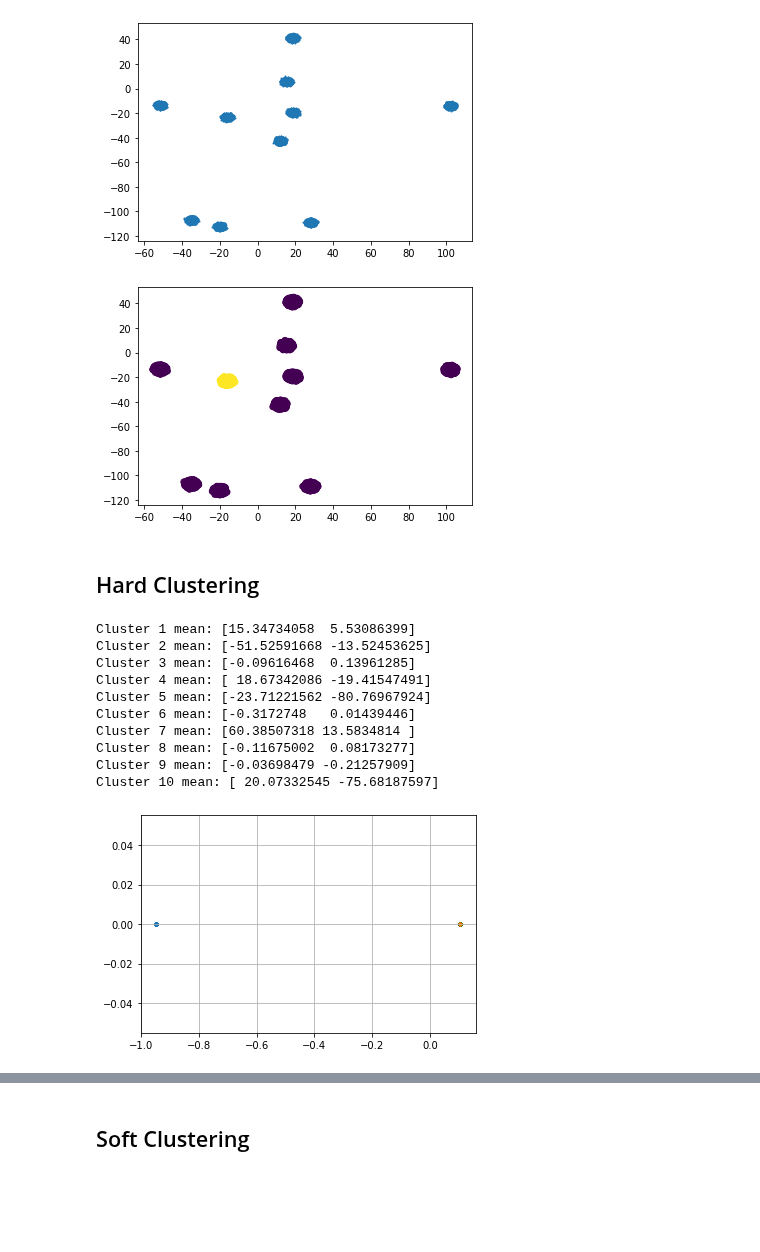
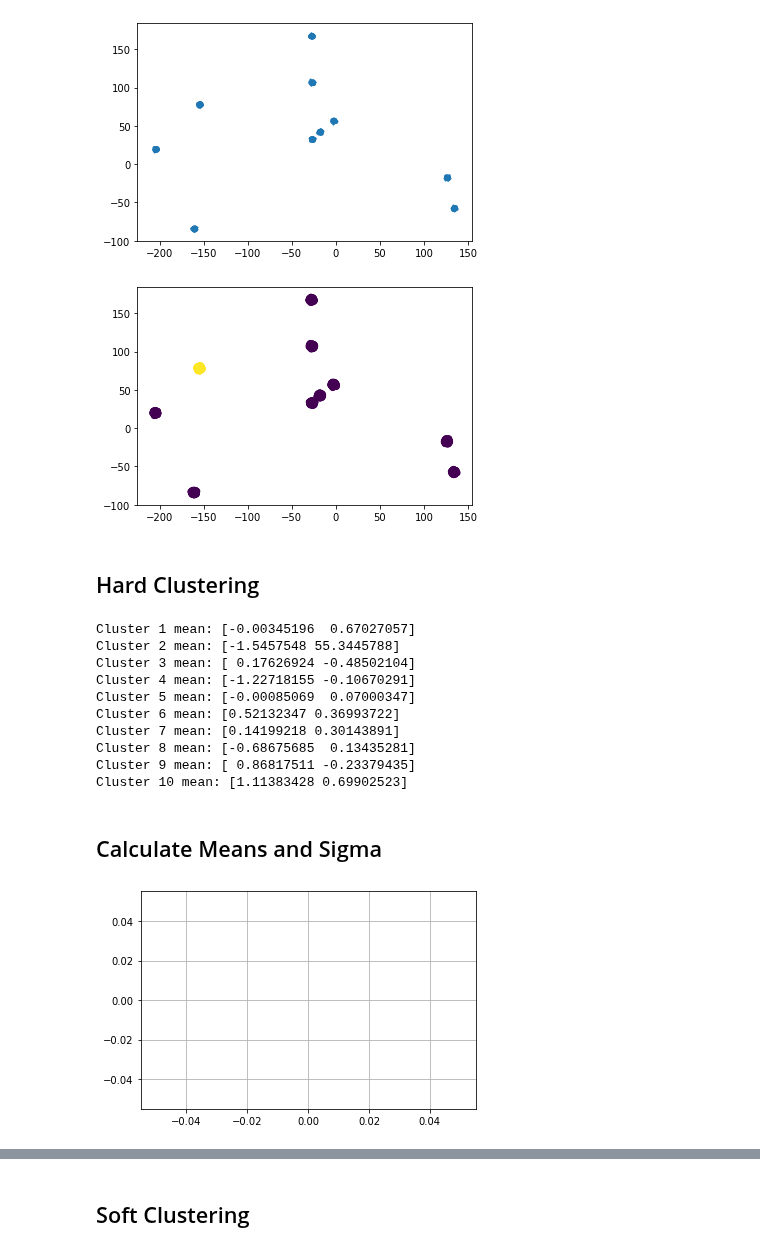
Before and after one commit to flatironinstitute/bio-lda, a Jupyter notebook: Clustering.ipynb, the cells around one changed output, grey strips where cells are left out. Drawn from its saved outputs; the diff is of its cells as text; code cells hidden in the pictures; blank space fills up the shorter version.

```diff
--- a/Clustering.ipynb
+++ b/Clustering.ipynb
@@ -13,9 +13,9 @@ sig = np.random.randn(x_dim,x_dim)/np.sqrt(x_dim)
 Sigma = sig@sig.T
 
 for i in range(num_clusters):
-    mus.append(50*np.random.randn(x_dim,1))
+    mus.append(100*np.random.randn(x_dim,1))
 
-per_class_sample = 10000 # number of data points
+per_class_sample = 1000 # number of data points
 samples = per_class_sample * num_clusters
 # %%
 classes = []
@@ -26,7 +26,7 @@ X = np.concatenate(classes, axis=1)
 plt.scatter(X[0],X[1],s=1)
 plt.show()
 # %% [output]
-[figure, old version]
+[figure, new version]
 # %%
 Z = np.zeros((2,samples))
 Z[0, per_class_sample:] = 1
@@ -36,7 +36,7 @@ X = np.concatenate(classes, axis=1)
 plt.scatter(X[0],X[1],c=Z[1])
 plt.show()
 # %% [output]
-[figure, old version]
+[figure, new version]
 # %% [markdown]
 ## Hard Clustering
 # %%
@@ -55,7 +55,7 @@ rho = .5
 
 #X = X[:, idx]
 #Z = Z[:, idx]
-neural = False
+neural = True
 
 def cluster(x, W, theta, n):
     #Initializing Variables
@@ -114,14 +114,20 @@ for t in tqdm(range(samples)):
 for i in range(num_clusters):
     print(f'Cluster {i+1} mean: {W[i,:]/2}')
 # %% [output]
-Cluster 1 mean: [15.34734058  5.53086399]
-Cluster 2 mean: [-51.52591668 -13.52453625]
-Cluster 3 mean: [-0.09616468  0.13961285]
-Cluster 4 mean: [ 18.67342086 -19.41547491]
-Cluster 5 mean: [-23.71221562 -80.76967924]
-Cluster 6 mean: [-0.3172748   0.01439446]
-Cluster 7 mean: [60.38507318 13.5834814 ]
-Cluster 8 mean: [-0.11675002  0.08173277]
-Cluster 9 mean: [-0.03698479 -0.21257909]
-Cluster 10 mean: [ 20.07332545 -75.68187597]
+Cluster 1 mean: [-0.00345196  0.67027057]
+Cluster 2 mean: [-1.5457548 55.3445788]
+Cluster 3 mean: [ 0.17626924 -0.48502104]
+Cluster 4 mean: [-1.22718155 -0.10670291]
+Cluster 5 mean: [-0.00085069  0.07000347]
+Cluster 6 mean: [0.52132347 0.36993722]
+Cluster 7 mean: [0.14199218 0.30143891]
+Cluster 8 mean: [-0.68675685  0.13435281]
+Cluster 9 mean: [ 0.86817511 -0.23379435]
+Cluster 10 mean: [1.11383428 0.69902523]
+# %% [markdown]
+## Calculate Means and Sigma
+# %%
+mu_1 = np.sum(Y[:,per_class_sample:], axis=1)/((num_clusters-1)*per_class_sample)
+mu_2 = np.sum(Y[:,:per_class_sample], axis=1)/per_class_sample
+Sigma = np.eye(num_clusters)
 # %%
@@ -131,7 +137,7 @@ for i in range(num_clusters):
 # %%
-mu_1 = np.sum([e[i]*per_class_sample for i in range(1,num_clusters)], axis=0)/((num_clusters-1)*per_class_sample)
-mu_2 = e[0]
-Sigma = np.eye(num_clusters)
+#mu_1 = np.sum([e[i]*per_class_sample for i in range(1,num_clusters)], axis=0)/((num_clusters-1)*per_class_sample)
+#mu_2 = e[0]
+#Sigma = np.eye(num_clusters)
 # %%
 w_opt = np.linalg.inv(Sigma)@(mu_1-mu_2)
 w_opt = w_opt/np.sqrt(w_opt.T@Sigma@w_opt)
@@ -138,10 +146,11 @@ w_opt = w_opt/np.sqrt(w_opt.T@Sigma@w_opt)
 # %%
-plt.scatter(w_opt.T@Y[:,per_class_sample:],np.zeros((w_opt.T@Y[:,per_class_sample:]).shape),s=5)
-plt.scatter(w_opt.T@Y[:,:per_class_sample],np.zeros((w_opt.T@Y[:,:per_class_sample]).shape),s=5)
+plt.scatter(w_opt.T@Y[:,per_class_sample:],np.zeros((w_opt.T@Y[:,per_class_sample:]).shape),s=10)
+plt.scatter(w_opt.T@Y[:,0:per_class_sample],np.zeros((w_opt.T@Y[:,0:per_class_sample]).shape),s=10)
+
 plt.grid()
 plt.show()
 # %% [output]
-[figure, old version]
+[figure, new version]
 # %%
 @jit(nopython=True)
 def eta(t):
```
Also changed, not shown: parts of 7 cells of this notebook, 1 other file.
